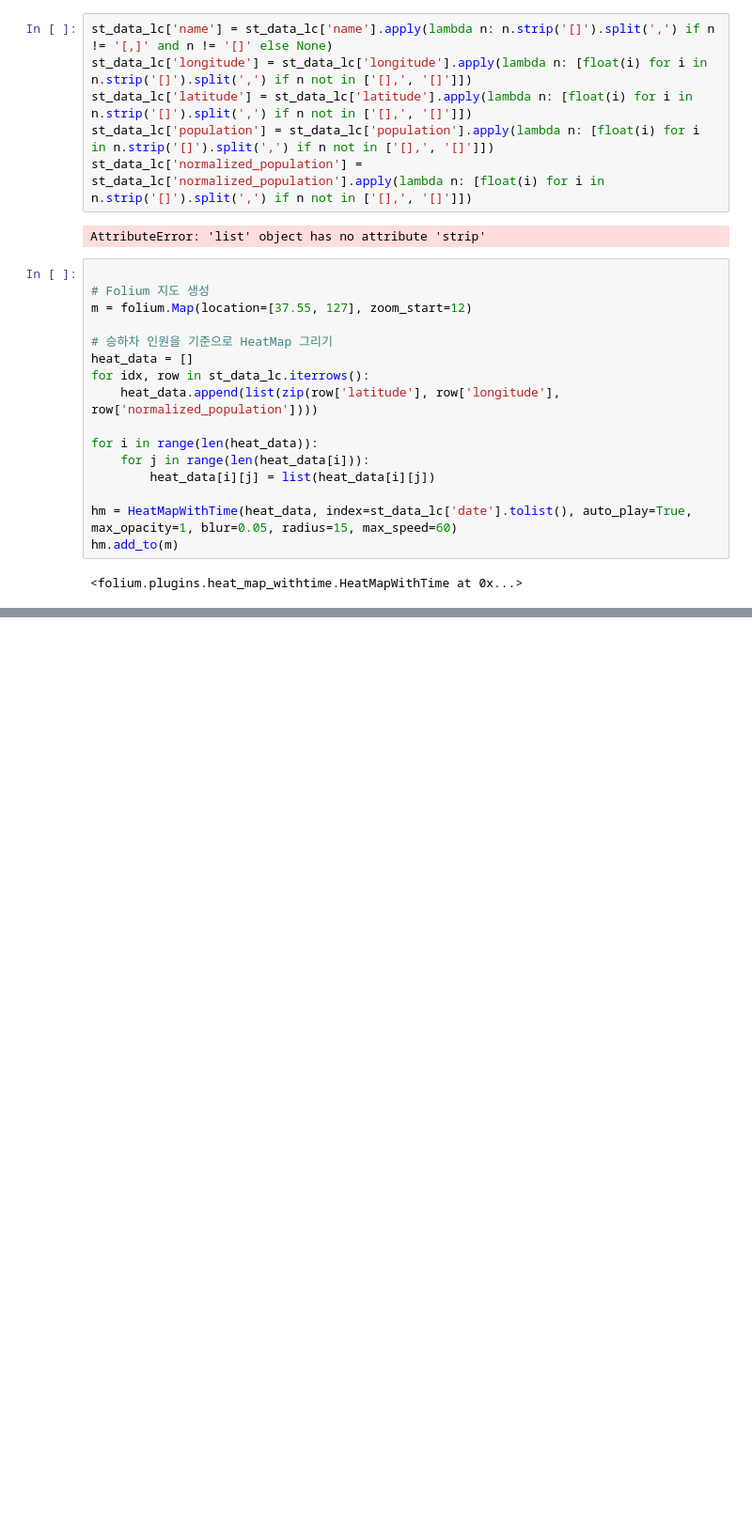
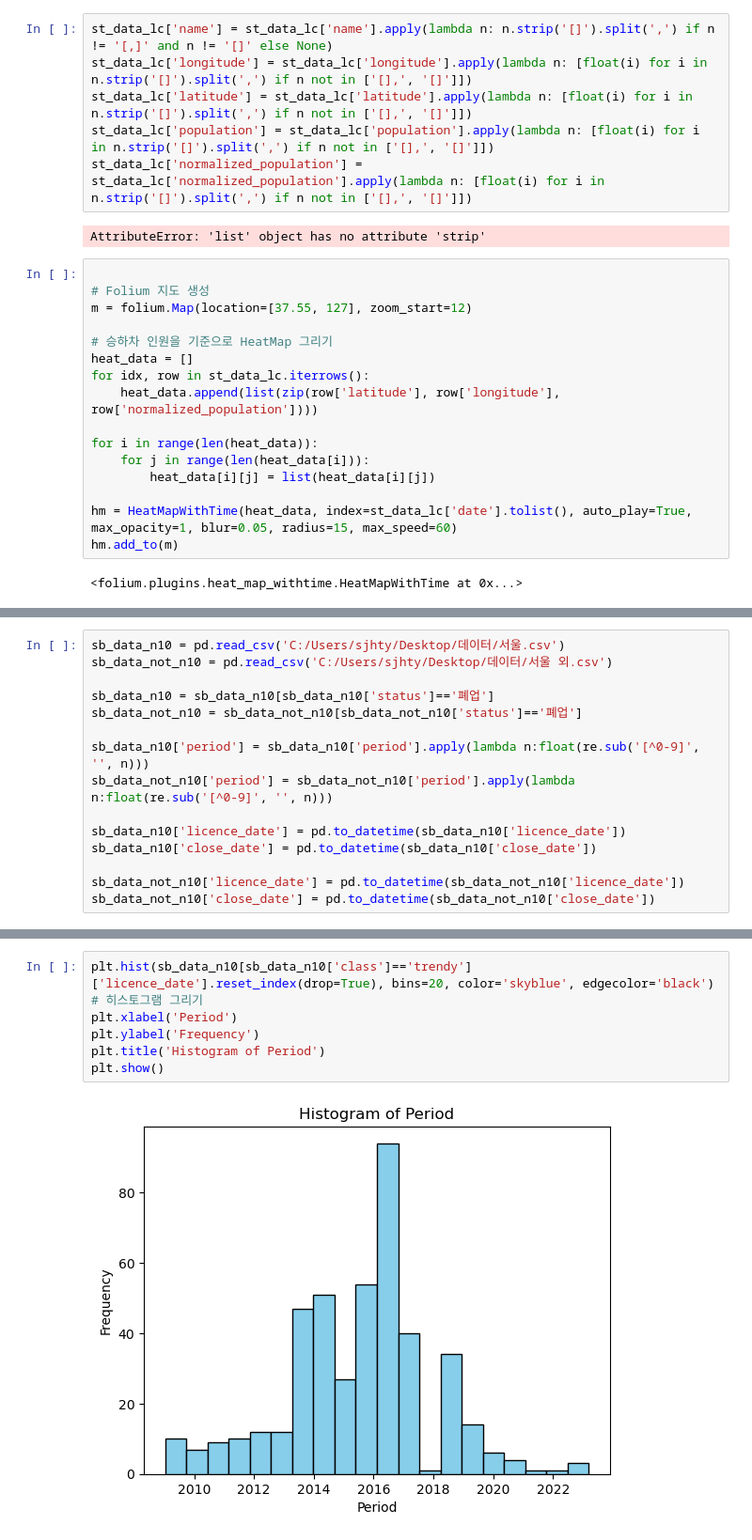
Before and after one commit to shoon95/gcp, a Jupyter notebook: pjt/subway.ipynb, the cells around one changed output, grey strips where cells are left out. Shown at 94% size. Cells and saved outputs as stored; diff of their text form; blank space fills up the shorter version.

```diff
--- a/pjt/subway.ipynb
+++ b/pjt/subway.ipynb
@@ -148,0 +744,15 @@ df = pd.read_csv('store_keyword.csv')
+# %%
+sb_data_n10 = pd.read_csv('C:/Users/sjhty/Desktop/데이터/서울.csv')
+sb_data_not_n10 = pd.read_csv('C:/Users/sjhty/Desktop/데이터/서울 외.csv')
+
+sb_data_n10 = sb_data_n10[sb_data_n10['status']=='폐업']
+sb_data_not_n10 = sb_data_not_n10[sb_data_not_n10['status']=='폐업']
+
+sb_data_n10['period'] = sb_data_n10['period'].apply(lambda n:float(re.sub('[^0-9]', '', n)))
+sb_data_not_n10['period'] = sb_data_not_n10['period'].apply(lambda n:float(re.sub('[^0-9]', '', n)))
+
+sb_data_n10['licence_date'] = pd.to_datetime(sb_data_n10['licence_date'])
+sb_data_n10['close_date'] = pd.to_datetime(sb_data_n10['close_date'])
+
+sb_data_not_n10['licence_date'] = pd.to_datetime(sb_data_not_n10['licence_date'])
+sb_data_not_n10['close_date'] = pd.to_datetime(sb_data_not_n10['close_date'])
@@ -148,0 +776,8 @@ df = pd.read_csv('store_keyword.csv')
+# %%
+plt.hist(sb_data_n10[sb_data_n10['class']=='trendy']['licence_date'].reset_index(drop=True), bins=20, color='skyblue', edgecolor='black')  # 히스토그램 그리기
+plt.xlabel('Period')
+plt.ylabel('Frequency')
+plt.title('Histogram of Period')
+plt.show()
+# %% [output]
+[figure, added]
```
Also changed, not shown: parts of 107 cells of this notebook.
